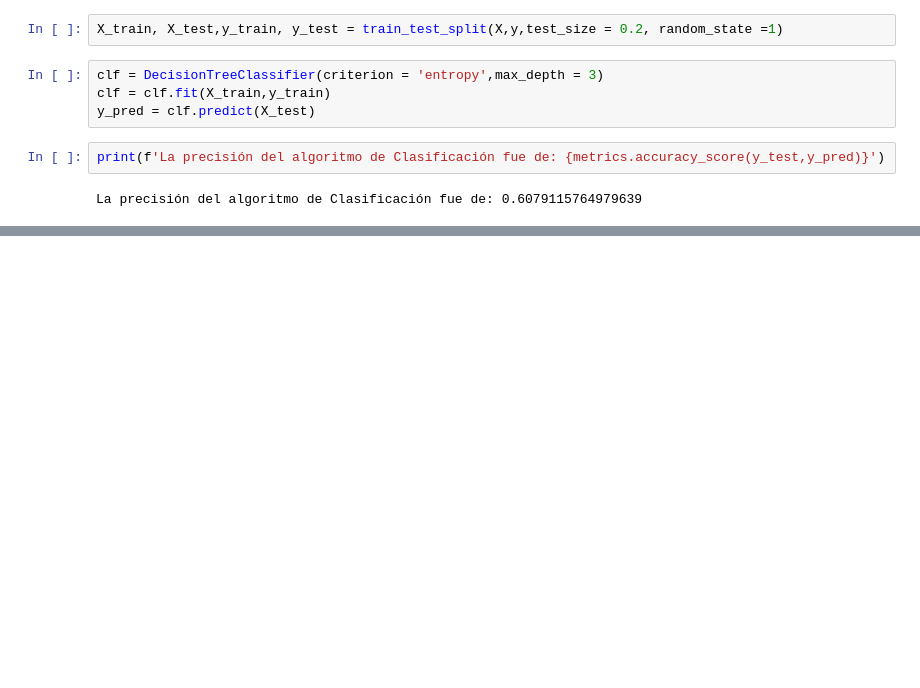
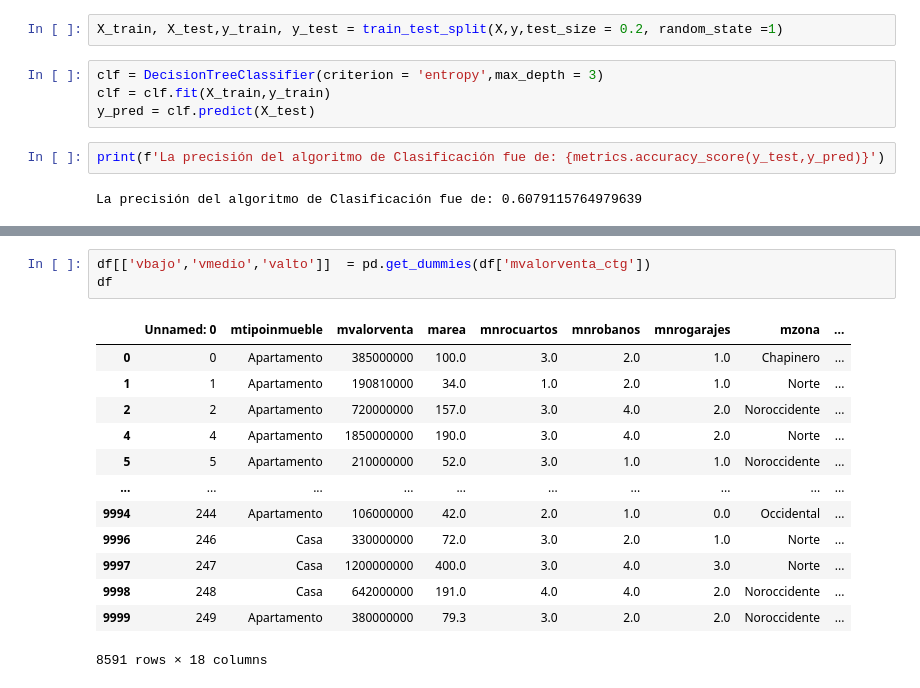
Before and after one commit to frluenga/House_Price_BOG_DScience, a Jupyter notebook: Practice_House_Price.ipynb, the cells around one changed output, grey strips where cells are left out. Cells and saved outputs as stored; diff of their text form; blank space fills up the shorter version.

```diff
--- a/Practice_House_Price.ipynb
+++ b/Practice_House_Price.ipynb
@@ -386,0 +394,17 @@ df['mvalorventa_ctg'] = pd.cut(x = df['mvalorventa'],bins = val_bins, labels = c
+# %%
+df[['vbajo','vmedio','valto']]  = pd.get_dummies(df['mvalorventa_ctg'])
+df
+# %% [output]
+|  | Unnamed: 0 | mtipoinmueble | mvalorventa | marea | mnrocuartos | mnrobanos | mnrogarajes | mzona | ... |
+| 0 | 0 | Apartamento | 385000000 | 100.0 | 3.0 | 2.0 | 1.0 | Chapinero | ... |
+| 1 | 1 | Apartamento | 190810000 | 34.0 | 1.0 | 2.0 | 1.0 | Norte | ... |
+| 2 | 2 | Apartamento | 720000000 | 157.0 | 3.0 | 4.0 | 2.0 | Noroccidente | ... |
+| 4 | 4 | Apartamento | 1850000000 | 190.0 | 3.0 | 4.0 | 2.0 | Norte | ... |
+| 5 | 5 | Apartamento | 210000000 | 52.0 | 3.0 | 1.0 | 1.0 | Noroccidente | ... |
+| ... | ... | ... | ... | ... | ... | ... | ... | ... | ... |
+| 9994 | 244 | Apartamento | 106000000 | 42.0 | 2.0 | 1.0 | 0.0 | Occidental | ... |
+| 9996 | 246 | Casa | 330000000 | 72.0 | 3.0 | 2.0 | 1.0 | Norte | ... |
+| 9997 | 247 | Casa | 1200000000 | 400.0 | 3.0 | 4.0 | 3.0 | Norte | ... |
+| 9998 | 248 | Casa | 642000000 | 191.0 | 4.0 | 4.0 | 2.0 | Noroccidente | ... |
+| 9999 | 249 | Apartamento | 380000000 | 79.3 | 3.0 | 2.0 | 2.0 | Noroccidente | ... |
+8591 rows × 18 columns
```
Also changed, not shown: parts of 19 cells of this notebook, 1 other file.
